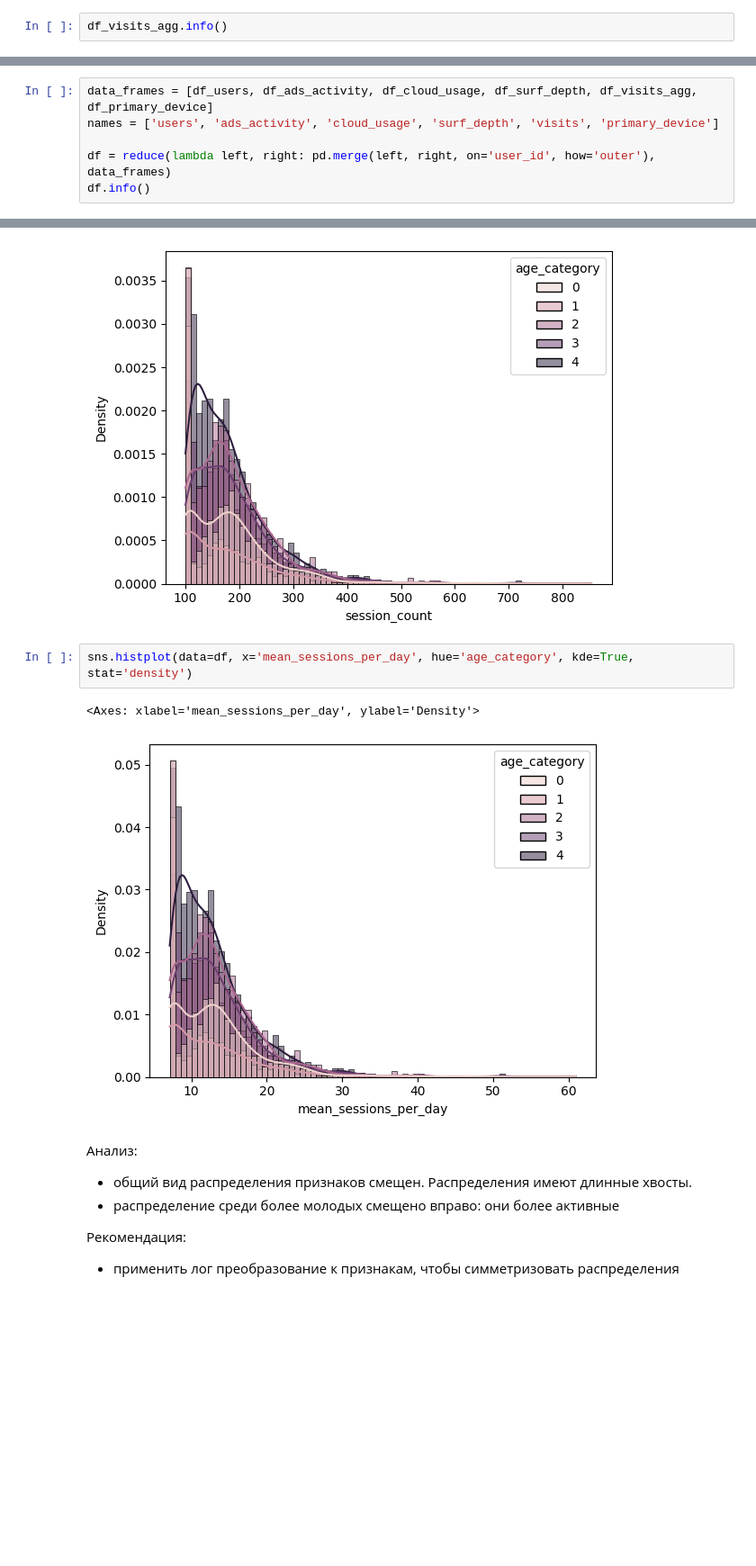
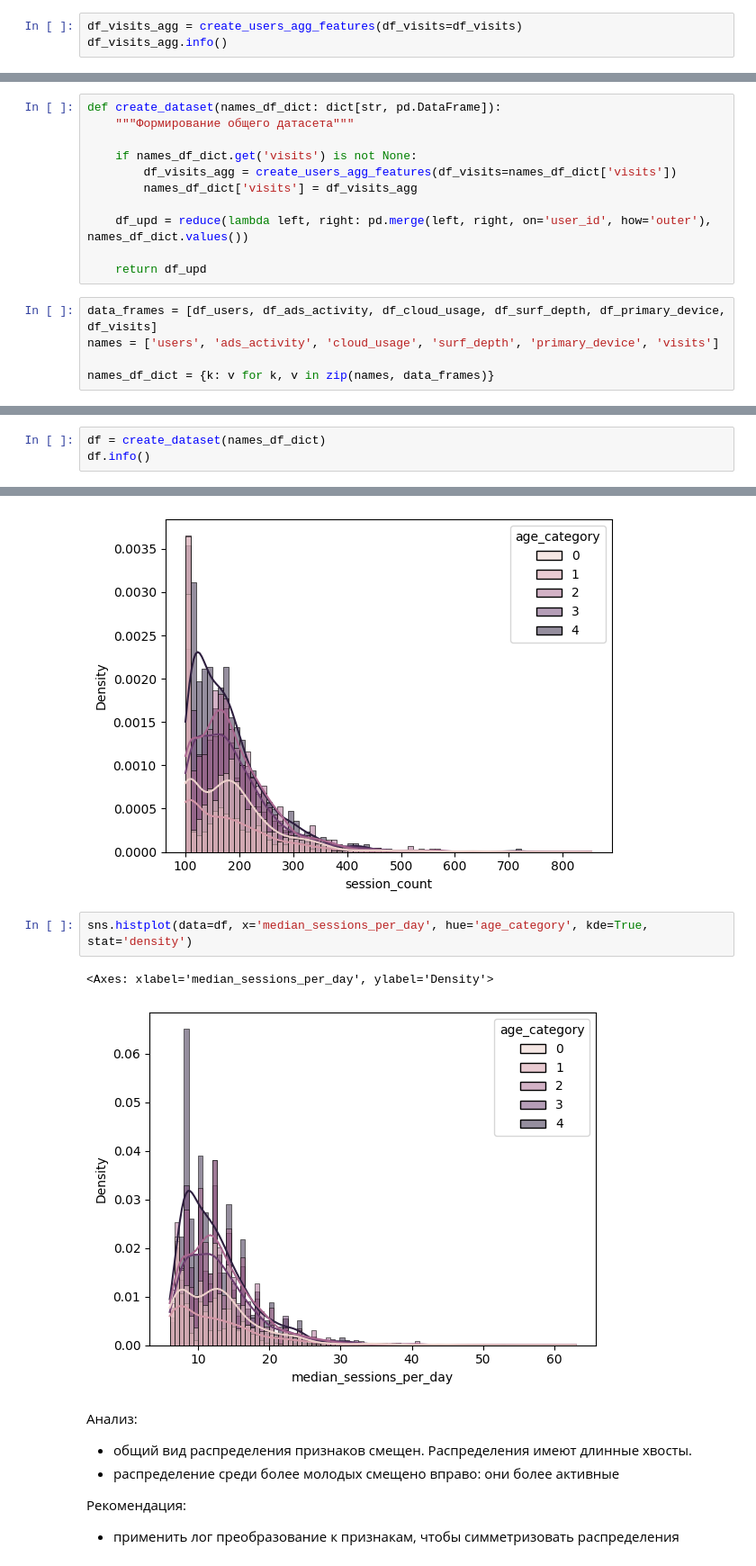
Before and after one commit to Plakhotniuk/practicum_ds, a Jupyter notebook: ml/multiclass_classification/project.ipynb, the cells around one changed output, grey strips where cells are left out. Shown at 90% size. Cells and saved outputs as stored; diff of their text form; blank space fills up the shorter version.

```diff
--- a/ml/multiclass_classification/project.ipynb
+++ b/ml/multiclass_classification/project.ipynb
@@ -450,6 +520,7 @@ df_visits_agg = pd.merge(df_visits_agg, mean_sessions_per_day, how='inner', on='
 # %% [markdown]
 Итоговый датасет с информацией о посещениях:
 # %%
+df_visits_agg = create_users_agg_features(df_visits=df_visits)
 df_visits_agg.info()
 # %% [output]
 <class 'pandas.core.frame.DataFrame'>
@@ -467,8 +543,18 @@ memory usage: 227.7+ KB
 # %% [markdown]
 ### Формирование общей таблицы
+# %%
+def create_dataset(names_df_dict: dict[str, pd.DataFrame]):
+    """Формирование общего датасета"""
+
+    if names_df_dict.get('visits') is not None:
+        df_visits_agg = create_users_agg_features(df_visits=names_df_dict['visits'])
+        names_df_dict['visits'] = df_visits_agg
+
+    df_upd = reduce(lambda left, right: pd.merge(left, right, on='user_id', how='outer'), names_df_dict.values())
+
+    return df_upd
 # %%
-data_frames = [df_users, df_ads_activity, df_cloud_usage, df_surf_depth, df_visits_agg, df_primary_device]
-names = ['users', 'ads_activity', 'cloud_usage', 'surf_depth', 'visits', 'primary_device']
+data_frames = [df_users, df_ads_activity, df_cloud_usage, df_surf_depth, df_primary_device, df_visits]
+names = ['users', 'ads_activity', 'cloud_usage', 'surf_depth', 'primary_device', 'visits']
 
-df = reduce(lambda left, right: pd.merge(left, right, on='user_id', how='outer'), data_frames)
-df.info()
+names_df_dict = {k: v for k, v in zip(names, data_frames)}
@@ -492,0 +561,3 @@ memory usage: 480.3+ KB
+# %%
+df = create_dataset(names_df_dict)
+df.info()
@@ -611,10 +732,10 @@ sns.histplot(data=df, x='session_count', hue='age_category', kde=True, stat='den
 <Axes: xlabel='session_count', ylabel='Density'>
 [figure]
 # %%
-sns.histplot(data=df, x='mean_sessions_per_day', hue='age_category', kde=True, stat='density')
+sns.histplot(data=df, x='median_sessions_per_day', hue='age_category', kde=True, stat='density')
 # %% [output]
-<Axes: xlabel='mean_sessions_per_day', ylabel='Density'>
+<Axes: xlabel='median_sessions_per_day', ylabel='Density'>
-[figure, old version]
+[figure, new version]
 # %% [markdown]
 Анализ:
 - общий вид распределения признаков смещен. Распределения имеют длинные хвосты.
```
Also changed, not shown: parts of 82 cells of this notebook.
